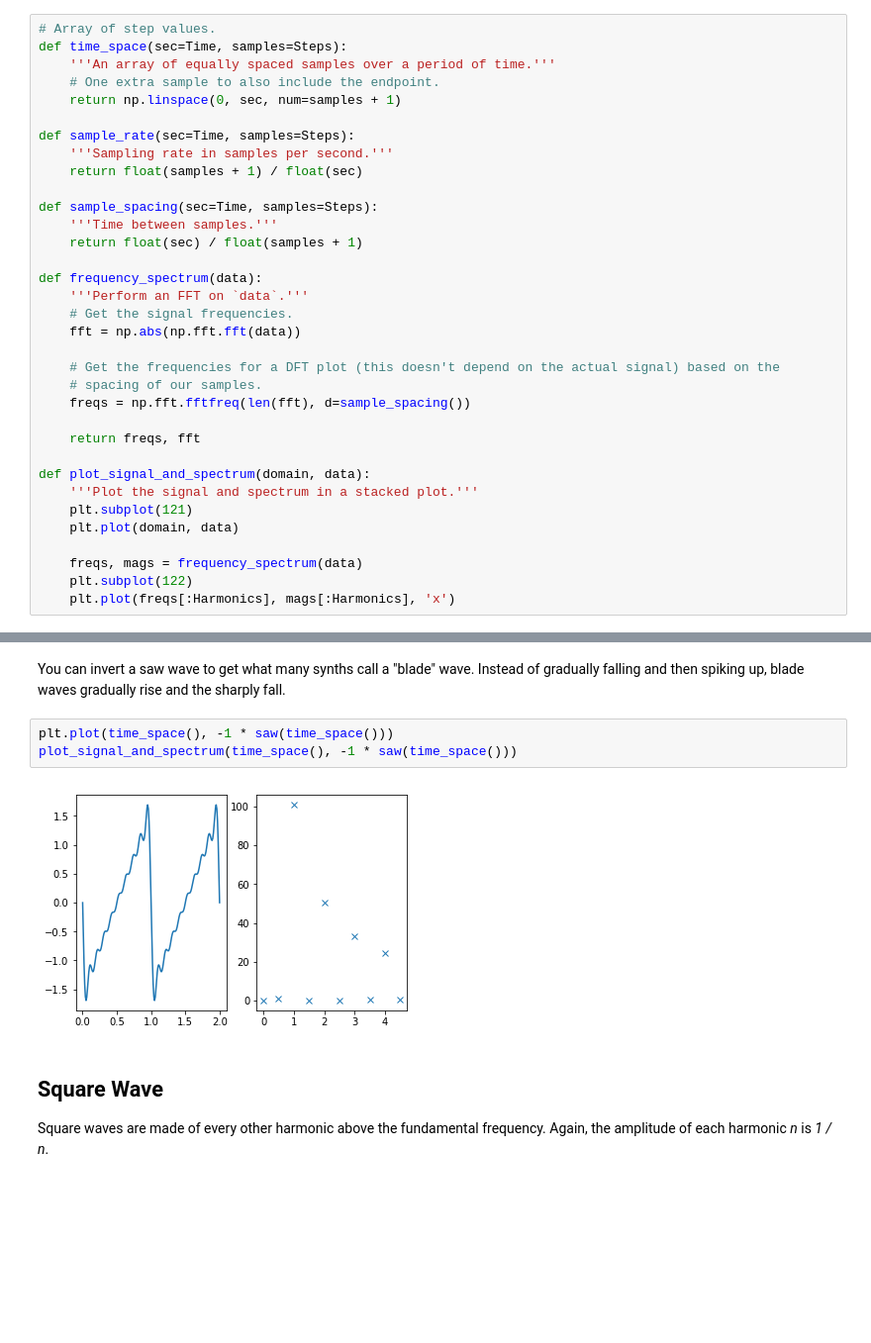
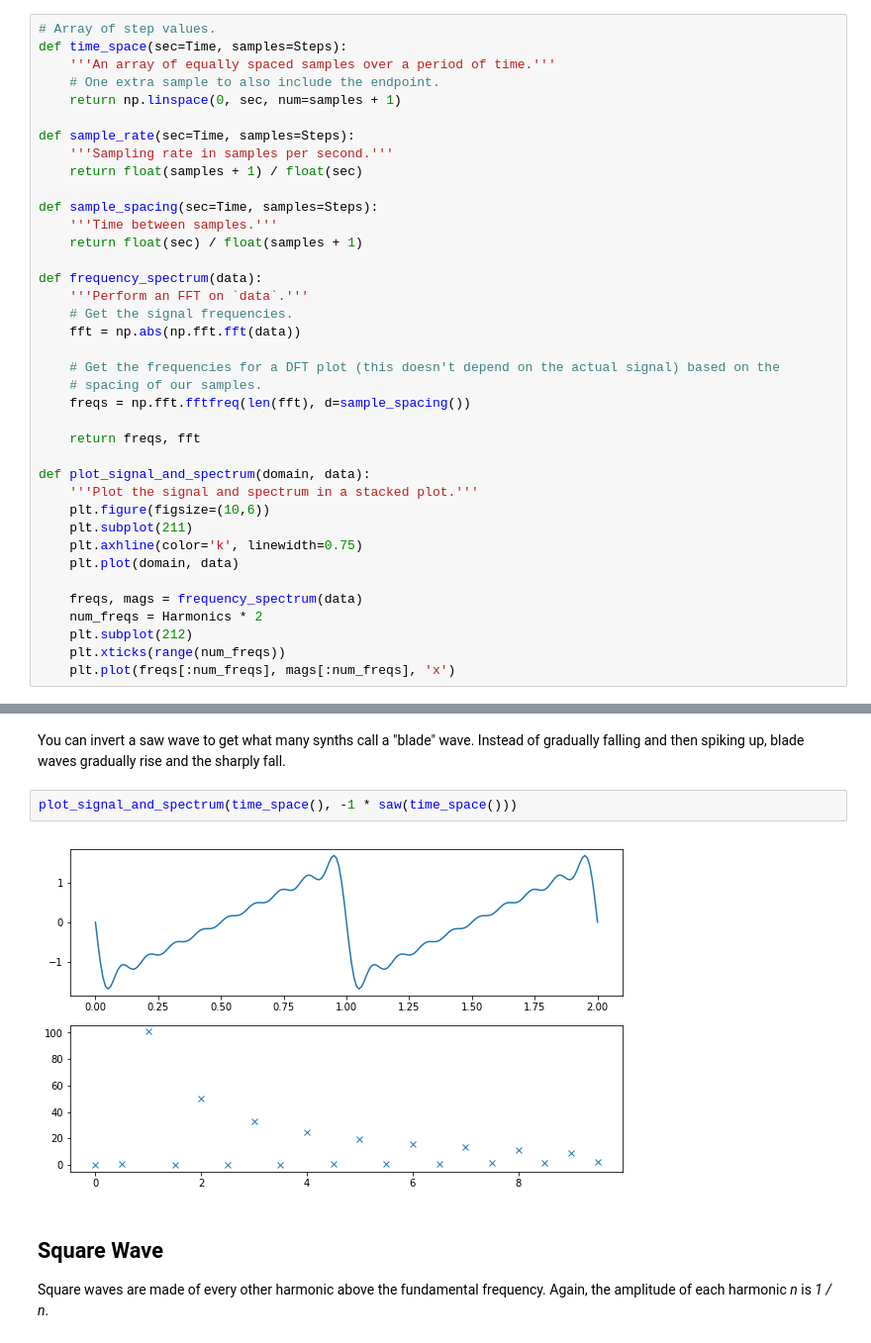
Before and after one commit to erynofwales/music, a Jupyter notebook: waves.ipynb, the cells around one changed output, grey strips where cells are left out. Shown at 99% size. Saved outputs shown, nothing was run; the diff lists cells and outputs as text; blank space fills up the shorter version.

Commit message:
Plot tweaks in the waves notebook

```diff
--- a/waves.ipynb
+++ b/waves.ipynb
@@ -40,12 +40,16 @@ def frequency_spectrum(data):
 
 def plot_signal_and_spectrum(domain, data):
     '''Plot the signal and spectrum in a stacked plot.'''
-    plt.subplot(121)
+    plt.figure(figsize=(10,6))
+    plt.subplot(211)
+    plt.axhline(color='k', linewidth=0.75)
     plt.plot(domain, data)
 
     freqs, mags = frequency_spectrum(data)
-    plt.subplot(122)
-    plt.plot(freqs[:Harmonics], mags[:Harmonics], 'x')
+    num_freqs = Harmonics * 2
+    plt.subplot(212)
+    plt.xticks(range(num_freqs))
+    plt.plot(freqs[:num_freqs], mags[:num_freqs], 'x')
 # %% [markdown]
 # Basic Waves
 # %% [markdown]
@@ -79,10 +83,9 @@ plot_signal_and_spectrum(time_space(), wave)
 # %% [markdown]
 You can invert a saw wave to get what many synths call a "blade" wave. Instead of gradually falling and then spiking up, blade waves gradually rise and the sharply fall.
 # %%
-plt.plot(time_space(), -1 * saw(time_space()))
 plot_signal_and_spectrum(time_space(), -1 * saw(time_space()))
 # %% [output]
-[figure, old version]
+[figure, new version]
 # %% [markdown]
 ## Square Wave
 
```
Also changed, not shown: parts of 4 cells of this notebook.
